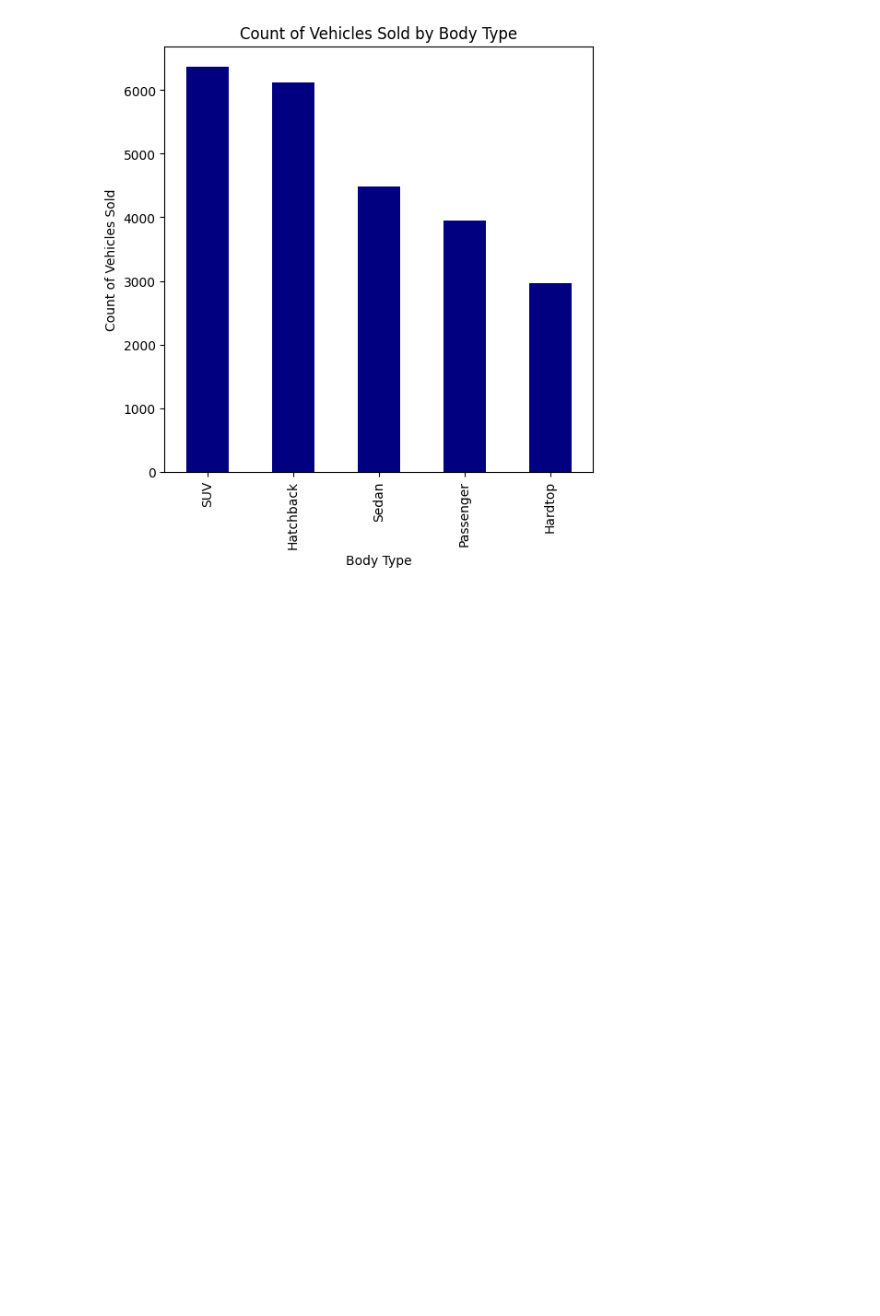
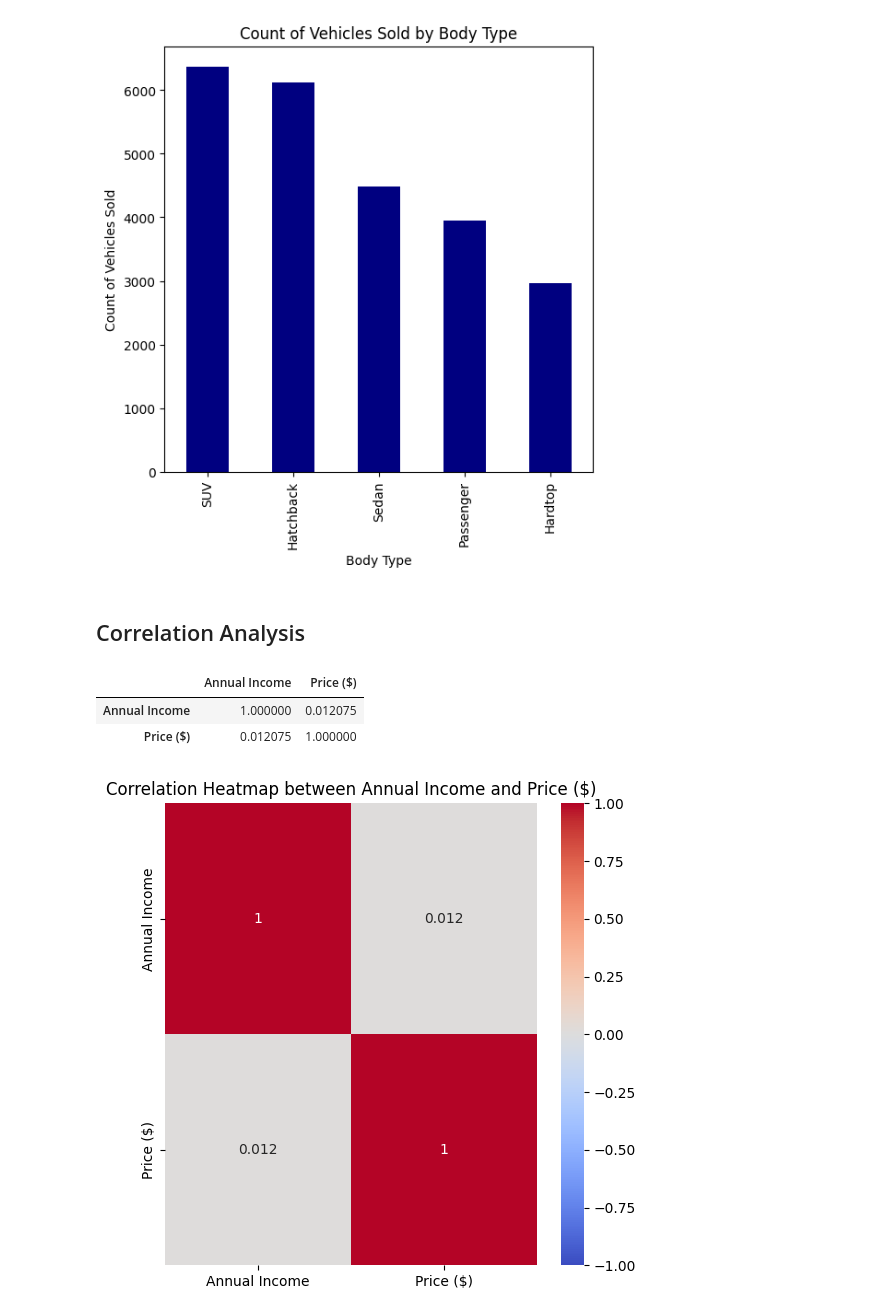
Before and after one commit to mutethiakigea/Car-Sales, a Jupyter notebook: car.ipynb, the cells around one changed output. Saved outputs shown, nothing was run; the diff lists cells and outputs as text; code cells hidden in the pictures; blank space fills up the shorter version.

```diff
--- a/car.ipynb
+++ b/car.ipynb
@@ -23,3 +35,15 @@ Index(['Car_id', 'Date', 'Customer Name', 'Gender', 'Annual Income',
        'Dealer_Name', 'Company', 'Model', 'Engine', 'Transmission', 'Color',
        'Price ($)', 'Dealer_No ', 'Body Style', 'Phone', 'Dealer_Region'],
       dtype='object')
+# %%
+# Convert 'Date' column to datetime
+df["Date"] = pd.to_datetime(df["Date"], errors='coerce')
+
+# Convert numerical columns
+df["Annual Income"] = pd.to_numeric(df["Annual Income"], errors='coerce')
+df["Price ($)"] = pd.to_numeric(df["Price ($)"], errors='coerce')
+
+# Drop rows with missing values
+df.dropna(inplace=True)
+
+print(df.info())  # Check data types
@@ -25,0 +70,4 @@ Index(['Car_id', 'Date', 'Customer Name', 'Gender', 'Annual Income',
+# %%
+df["Year"] = df["Date"].dt.year
+df["Month"] = df["Date"].dt.month
+df["Day"] = df["Date"].dt.day
@@ -222,3 +272,22 @@ plt.xlabel('Body Type')
 plt.show()
 # %% [output]
 [figure]
+# %% [markdown]
+## Correlation Analysis
+# %%
+# Correlation matrix between Annual Income and Price
+correlation_matrix = df[['Annual Income', 'Price ($)']].corr()
+
+correlation_matrix
+# %% [output]
+|  | Annual Income | Price ($) |
+| Annual Income | 1.000000 | 0.012075 |
+| Price ($) | 0.012075 | 1.000000 |
+# %%
+# Plot heatmap
+plt.figure(figsize=(6,6))
+sns.heatmap(correlation_matrix, annot=True, cmap='coolwarm', vmin=-1, vmax=1)
+plt.title('Correlation Heatmap between Annual Income and Price ($)')
+plt.show()
+# %% [output]
+[figure, added]
```
Also changed, not shown: parts of 32 cells of this notebook, 4 other files.
